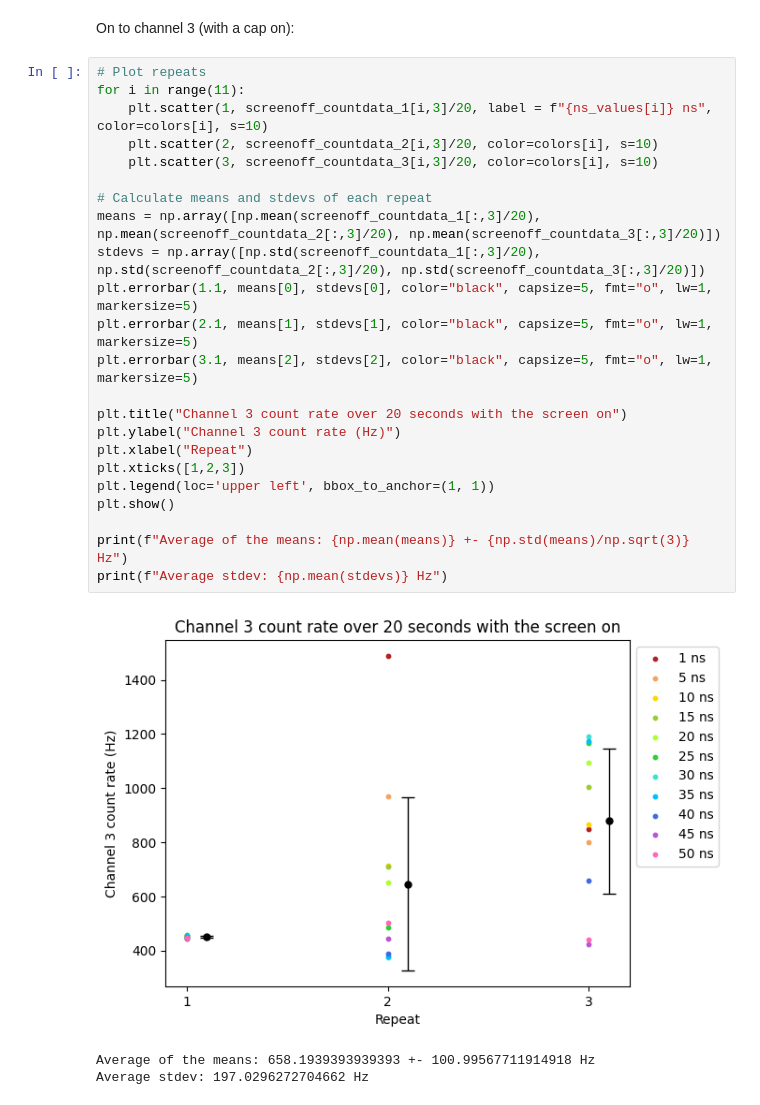
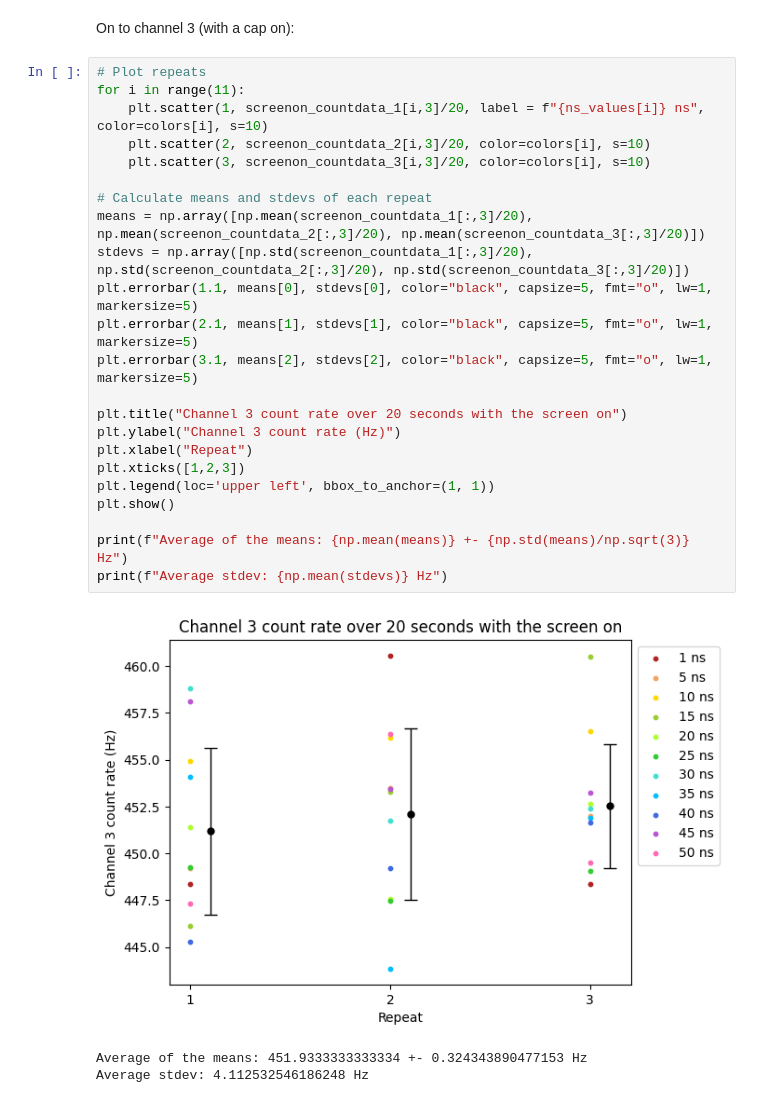
Before and after one commit to MixtliMonroe/SinglePhotonInterference, a Jupyter notebook: analyzeBackground.ipynb, the cells around one changed output. Saved outputs shown, nothing was run; the diff lists cells and outputs as text.

```diff
--- a/analyzeBackground.ipynb
+++ b/analyzeBackground.ipynb
@@ -319,30 +317,30 @@ On to channel 3 (with a cap on):
 # %%
 # Plot repeats
 for i in range(11):
-    plt.scatter(1, screenoff_countdata_1[i,3]/20, label = f"{ns_values[i]} ns", color=colors[i], s=10)
-    plt.scatter(2, screenoff_countdata_2[i,3]/20, color=colors[i], s=10)
-    plt.scatter(3, screenoff_countdata_3[i,3]/20, color=colors[i], s=10)
+    plt.scatter(1, screenon_countdata_1[i,3]/20, label = f"{ns_values[i]} ns", color=colors[i], s=10)
+    plt.scatter(2, screenon_countdata_2[i,3]/20, color=colors[i], s=10)
+    plt.scatter(3, screenon_countdata_3[i,3]/20, color=colors[i], s=10)
 
 # Calculate means and stdevs of each repeat
-means = np.array([np.mean(screenoff_countdata_1[:,3]/20), np.mean(screenoff_countdata_2[:,3]/20), np.mean(screenoff_countdata_3[:,3]/20)])
-stdevs = np.array([np.std(screenoff_countdata_1[:,3]/20), np.std(screenoff_countdata_2[:,3]/20), np.std(screenoff_countdata_3[:,3]/20)])
+means = np.array([np.mean(screenon_countdata_1[:,3]/20), np.mean(screenon_countdata_2[:,3]/20), np.mean(screenon_countdata_3[:,3]/20)])
+stdevs = np.array([np.std(screenon_countdata_1[:,3]/20), np.std(screenon_countdata_2[:,3]/20), np.std(screenon_countdata_3[:,3]/20)])
 plt.errorbar(1.1, means[0], stdevs[0], color="black", capsize=5, fmt="o", lw=1, markersize=5)
 plt.errorbar(2.1, means[1], stdevs[1], color="black", capsize=5, fmt="o", lw=1, markersize=5)
 plt.errorbar(3.1, means[2], stdevs[2], color="black", capsize=5, fmt="o", lw=1, markersize=5)
 
 plt.title("Channel 3 count rate over 20 seconds with the screen on")
 plt.ylabel("Channel 3 count rate (Hz)")
 plt.xlabel("Repeat")
 plt.xticks([1,2,3])
 plt.legend(loc='upper left', bbox_to_anchor=(1, 1))
 plt.show()
 
 print(f"Average of the means: {np.mean(means)} +- {np.std(means)/np.sqrt(3)} Hz")
 print(f"Average stdev: {np.mean(stdevs)} Hz")
 # %% [output]
-[figure, old version]
+[figure, new version]
-Average of the means: 658.1939393939393 +- 100.99567711914918 Hz
-Average stdev: 197.0296272704662 Hz
+Average of the means: 451.9333333333334 +- 0.324343890477153 Hz
+Average stdev: 4.112532546186248 Hz
 # %%
 # Remove anomalies
 new_screenoff_countdata_1 = screenoff_countdata_1[1:,3]
```
Also changed, not shown: parts of 21 cells of this notebook.
